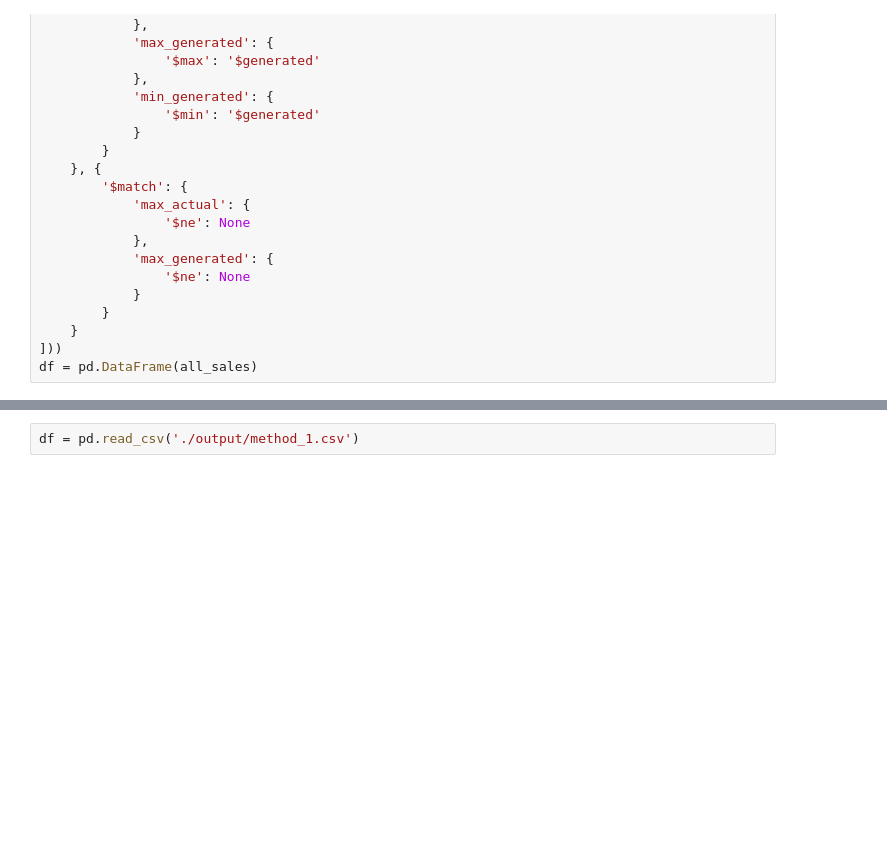
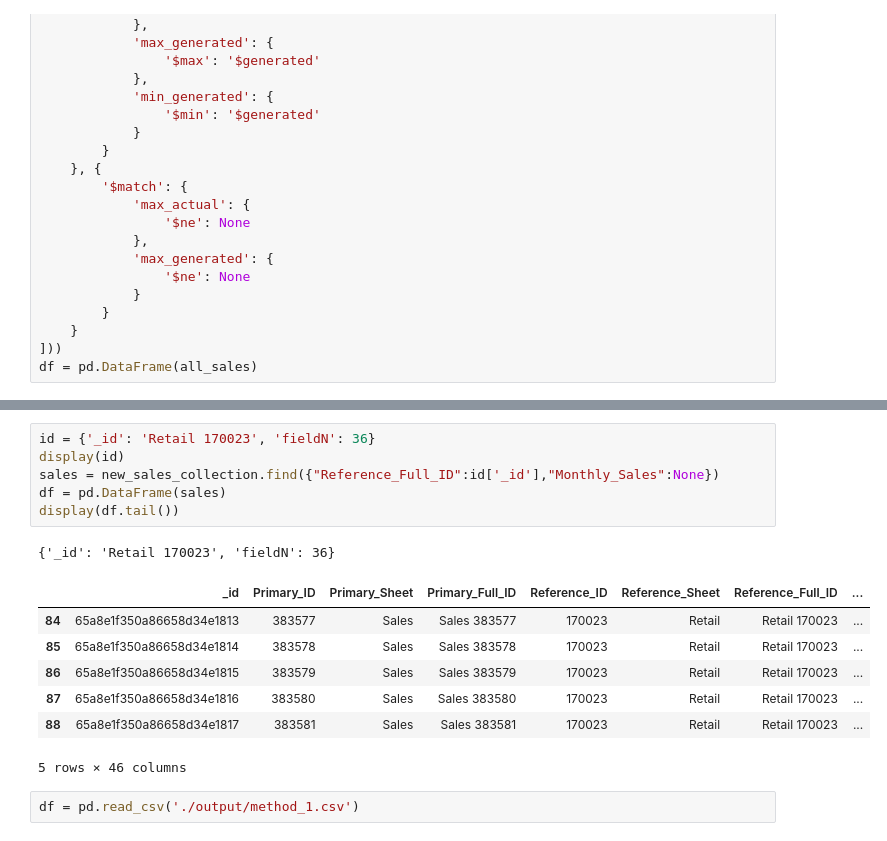
Before and after one commit to MahmoudAlawdh/newSalesGeneration, a Jupyter notebook: main.ipynb, the cells around one changed output, grey strips where cells are left out. Saved outputs shown, nothing was run; the diff lists cells and outputs as text; blank space fills up the shorter version.

```diff
--- a/main.ipynb
+++ b/main.ipynb
@@ -142,3 +142,18 @@ sales.plot(x='Sales_Period',y='Monthly_Sales')
+# %%
+id = {'_id': 'Retail 170023', 'fieldN': 36}
+display(id)
+sales = new_sales_collection.find({"Reference_Full_ID":id['_id'],"Monthly_Sales":None})
+df = pd.DataFrame(sales)
+display(df.tail())
+# %% [output]
+{'_id': 'Retail 170023', 'fieldN': 36}
+|  | _id | Primary_ID | Primary_Sheet | Primary_Full_ID | Reference_ID | Reference_Sheet | Reference_Full_ID | ... |
+| 84 | 65a8e1f350a86658d34e1813 | 383577 | Sales | Sales 383577 | 170023 | Retail | Retail 170023 | ... |
+| 85 | 65a8e1f350a86658d34e1814 | 383578 | Sales | Sales 383578 | 170023 | Retail | Retail 170023 | ... |
+| 86 | 65a8e1f350a86658d34e1815 | 383579 | Sales | Sales 383579 | 170023 | Retail | Retail 170023 | ... |
+| 87 | 65a8e1f350a86658d34e1816 | 383580 | Sales | Sales 383580 | 170023 | Retail | Retail 170023 | ... |
+| 88 | 65a8e1f350a86658d34e1817 | 383581 | Sales | Sales 383581 | 170023 | Retail | Retail 170023 | ... |
+5 rows × 46 columns
 # %%
 df = pd.read_csv('./output/method_1.csv')
 # %%
```
Also changed, not shown: parts of 2 cells of this notebook, 4 other files.
